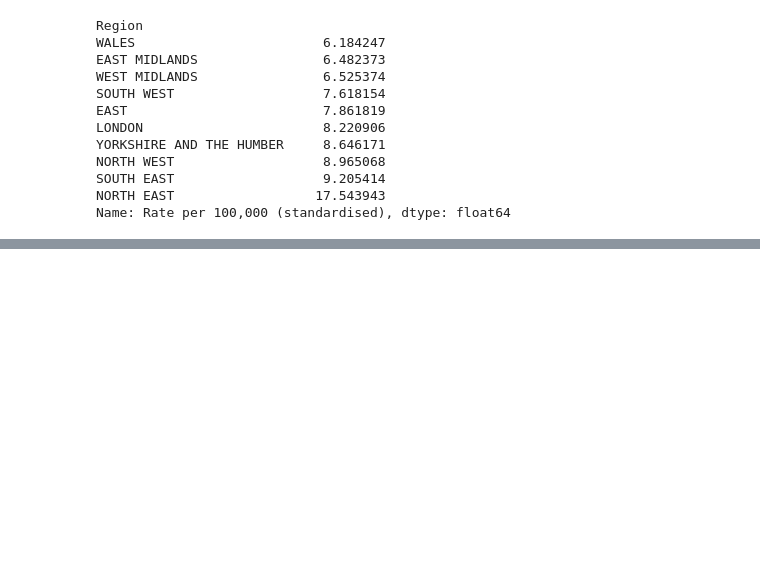
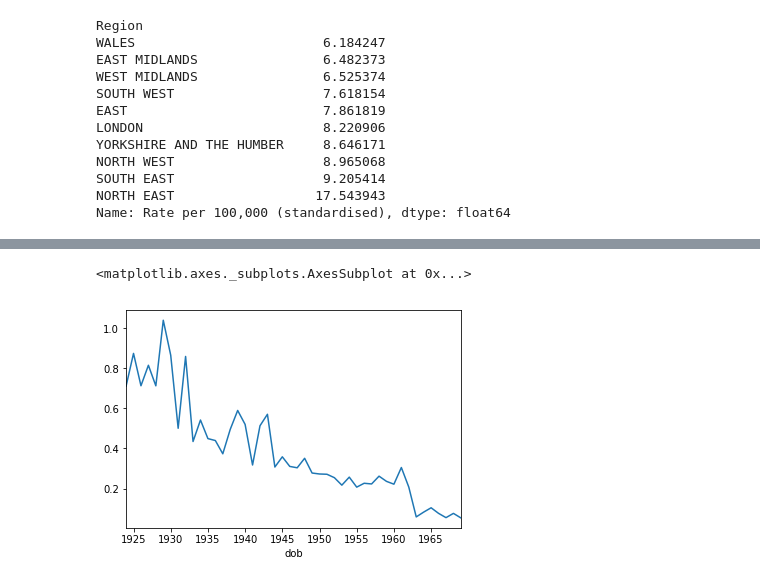
Before and after one commit to drcjar/pypf, a Jupyter notebook: notebooks/pypf_analysis.ipynb, the cells around one changed output, grey strips where cells are left out. Cells and saved outputs as stored; diff of their text form; code cells hidden in the pictures; blank space fills up the shorter version.

```diff
--- a/notebooks/pypf_analysis.ipynb
+++ b/notebooks/pypf_analysis.ipynb
@@ -699,0 +736,8 @@ UNDER 25
+# %%
+df['Agemidpoint'] = df.Agegroup.map(lambda x: agemidpoint.get(x))
+# %%
+df['YearOfDeath'] = df.Year.map(lambda x: x.year)
+# %%
+df['dob'] = df['YearOfDeath'] - df['Agemidpoint']
+# %%
+df = df[(df.Agemidpoint < 51) & (df.dob < 1970)] # l
@@ -699,0 +754,5 @@ UNDER 25
+# %%
+df[df.Cause == 'IPF'].groupby('dob')['Rate per 100,000 (standardised)'].mean().plot()
+# %% [output]
+<matplotlib.axes._subplots.AxesSubplot at 0x...>
+[figure, added]
```
Also changed, not shown: parts of 15 cells of this notebook, 13 other files.
